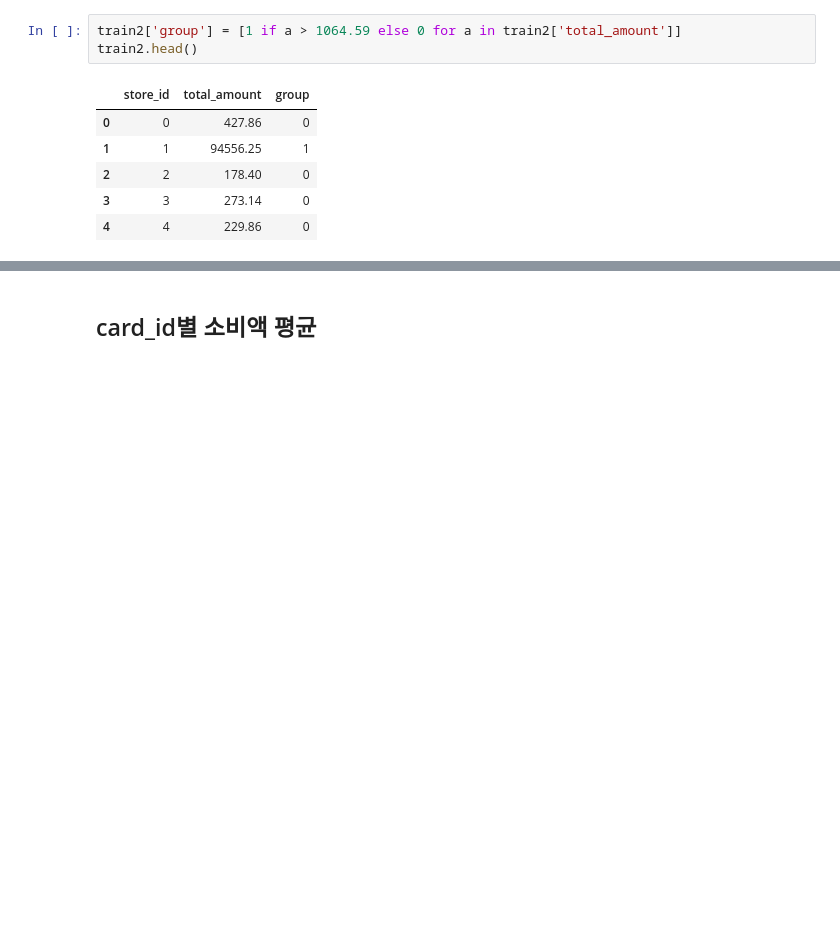
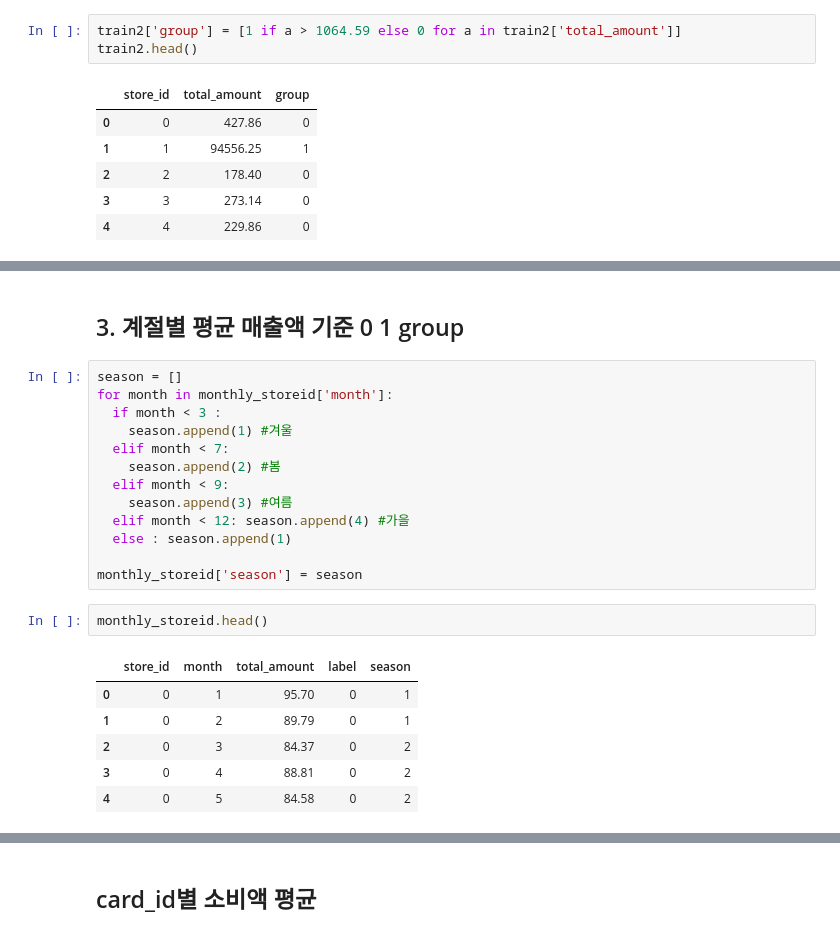
Before and after one commit to brandnewmin/brandnewm, a Jupyter notebook: dacon3.ipynb, the cells around one changed output, grey strips where cells are left out. Drawn from its saved outputs; the diff is of its cells as text; blank space fills up the shorter version.

```diff
--- a/dacon3.ipynb
+++ b/dacon3.ipynb
@@ -265,0 +297,24 @@ train2.head()
+# %% [markdown]
+## 3. 계절별 평균 매출액 기준 0 1 group
+# %%
+season = []
+for month in monthly_storeid['month']:
+  if month < 3 :
+    season.append(1) #겨울
+  elif month < 7:
+    season.append(2) #봄
+  elif month < 9:
+    season.append(3) #여름
+  elif month < 12: season.append(4) #가을
+  else : season.append(1)
+
+monthly_storeid['season'] = season
+# %%
+monthly_storeid.head()
+# %% [output]
+|  | store_id | month | total_amount | label | season |
+| 0 | 0 | 1 | 95.70 | 0 | 1 |
+| 1 | 0 | 2 | 89.79 | 0 | 1 |
+| 2 | 0 | 3 | 84.37 | 0 | 2 |
+| 3 | 0 | 4 | 88.81 | 0 | 2 |
+| 4 | 0 | 5 | 84.58 | 0 | 2 |
```
Also changed, not shown: parts of 21 cells of this notebook.
